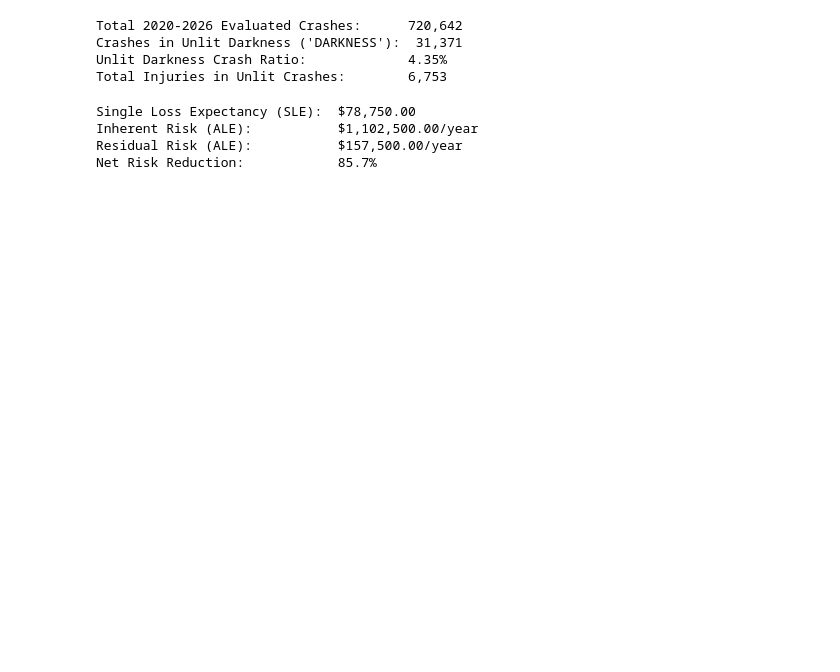
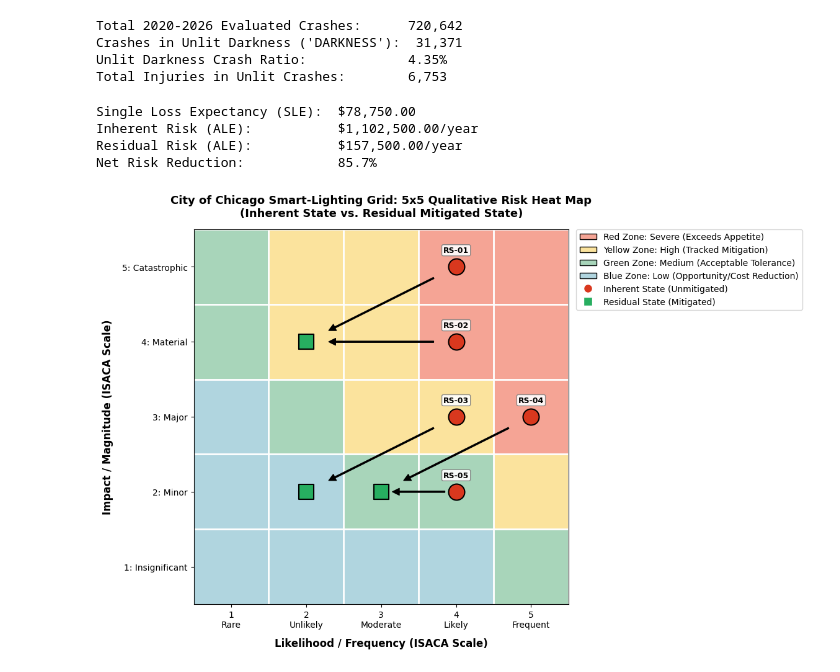
Before and after one commit to amcclarence/McClarence_A_CIS260_IT_Risk_Project, a Jupyter notebook: McClarence_Asha_CIS260_Project.ipynb, the cells around one changed output. Drawn from its saved outputs; the diff is of its cells as text; code cells hidden in the pictures; blank space fills up the shorter version.

```diff
--- a/McClarence_Asha_CIS260_Project.ipynb
+++ b/McClarence_Asha_CIS260_Project.ipynb
@@ -383,0 +404,82 @@ Net Risk Reduction:            85.7%
+# %%
+# 1. Construct the 5x5 Risk Appetite Matrix (Y: Impact 1-5, X: Likelihood 1-5)
+# Zone Codes: 0 = Blue (Opportunity), 1 = Green (Acceptable), 2 = Yellow (Above Appetite), 3 = Red (Severe/Exceeds)
+grid = np.array([
+    [1, 2, 2, 3, 3],  # Impact 5: Catastrophic
+    [1, 2, 2, 3, 3],  # Impact 4: Material
+    [0, 1, 2, 2, 3],  # Impact 3: Major
+    [0, 0, 1, 1, 2],  # Impact 2: Minor
+    [0, 0, 0, 0, 1]   # Impact 1: Insignificant
+])
+# %%
+# Define appetite zone hex colors
+# Blue (Opportunity), Green (Acceptable), Yellow (Mitigate), Red (Severe)
+colors = ['#B0D5DF', '#A8D5BA', '#FBE39D', '#F5A495']
+cmap = ListedColormap(colors)
+
+fig, ax = plt.subplots(figsize=(10, 8))
+ax.imshow(grid, cmap=cmap, origin='upper', extent=[0.5, 5.5, 0.5, 5.5])
+
+# Draw grid dividing lines
+for i in range(1, 6):
+    ax.axhline(i + 0.5, color='white', linewidth=2)
+    ax.axvline(i + 0.5, color='white', linewidth=2)
+
+# 2. Define Scenario Transitions: (Inherent_X, Inherent_Y) -> (Residual_X, Residual_Y)
+transitions = {
+    'RS-01': {'inh': (4, 5), 'res': (2, 4), 'label': 'RS-01: Gateway Cascade'},
+    'RS-02': {'inh': (4, 4), 'res': (2, 4), 'label': 'RS-02: Darkness Crashes'},
+    'RS-03': {'inh': (4, 3), 'res': (2, 2), 'label': 'RS-03: Equity Queue Bias'},
+    'RS-04': {'inh': (5, 3), 'res': (3, 2), 'label': 'RS-04: Alley Crime Exposure'},
+    'RS-05': {'inh': (4, 2), 'res': (3, 2), 'label': 'RS-05: Freeze-Thaw Tripping'}
+}
+
+# 3. Plot Points and Transition Vectors
+for scenario_id, data in transitions.items():
+    ix, iy = data['inh']
+    rx, ry = data['res']
+
+    # Plot Inherent Point (Red circle)
+    ax.scatter(ix, iy, s=350, color='#D9381E', edgecolor='black', linewidth=1.5, zorder=5)
+
+    # Plot Residual Point (Green square)
+    ax.scatter(rx, ry, s=300, color='#27AE60', marker='s', edgecolor='black', linewidth=1.5, zorder=5)
+
+    # Draw arrow from Inherent to Residual state
+    ax.annotate(
+        '', xy=(rx, ry), xytext=(ix, iy),
+        arrowprops=dict(facecolor='black', edgecolor='black', shrink=0.15, width=1.5, headwidth=8, headlength=8)
+    )
+
+    # Place text label above the inherent coordinate
+    ax.text(ix, iy + 0.22, scenario_id, ha='center', va='center', fontsize=9, fontweight='bold',
+            bbox=dict(boxstyle='round,pad=0.2', facecolor='white', alpha=0.9, edgecolor='gray'))
+
+# 4. Axis Labels and Formatting
+ax.set_xticks([1, 2, 3, 4, 5])
+ax.set_xticklabels(['1\nRare', '2\nUnlikely', '3\nModerate', '4\nLikely', '5\nFrequent'], fontsize=10)
+ax.set_yticks([1, 2, 3, 4, 5])
+ax.set_yticklabels(['1: Insignificant', '2: Minor', '3: Major', '4: Material', '5: Catastrophic'], fontsize=10)
+
+ax.set_xlabel('Likelihood / Frequency (ISACA Scale)', fontsize=12, fontweight='bold', labelpad=10)
+ax.set_ylabel('Impact / Magnitude (ISACA Scale)', fontsize=12, fontweight='bold', labelpad=10)
+ax.set_title('City of Chicago Smart-Lighting Grid: 5x5 Qualitative Risk Heat Map\n(Inherent State vs. Residual Mitigated State)',
+             fontsize=13, fontweight='bold', pad=15)
+
+# 5. Build Legend
+legend_elements = [
+    Patch(facecolor='#F5A495', edgecolor='black', label='Red Zone: Severe (Exceeds Appetite)'),
+    Patch(facecolor='#FBE39D', edgecolor='black', label='Yellow Zone: High (Tracked Mitigation)'),
+    Patch(facecolor='#A8D5BA', edgecolor='black', label='Green Zone: Medium (Acceptable Tolerance)'),
+    Patch(facecolor='#B0D5DF', edgecolor='black', label='Blue Zone: Low (Opportunity/Cost Reduction)'),
+    plt.Line2D([0], [0], marker='o', color='w', markerfacecolor='#D9381E', markersize=10, label='Inherent State (Unmitigated)'),
+    plt.Line2D([0], [0], marker='s', color='w', markerfacecolor='#27AE60', markersize=10, label='Residual State (Mitigated)')
+]
+ax.legend(handles=legend_elements, loc='upper left', bbox_to_anchor=(1.02, 1), borderaxespad=0, fontsize=10)
+
+plt.tight_layout()
+plt.savefig('Project_Datasets/isaca_5x5_risk_map.png', dpi=300)
+plt.show()
+print("Saved: Project_Datasets/isaca_5x5_risk_map.png")
+# %% [output]
+[figure, added]
```
Also changed, not shown: parts of 11 cells of this notebook.
